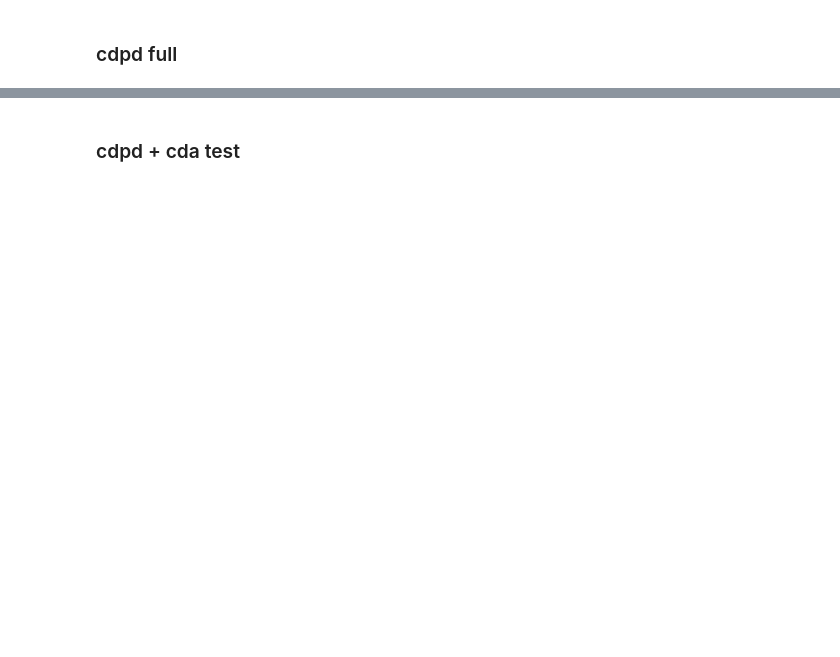
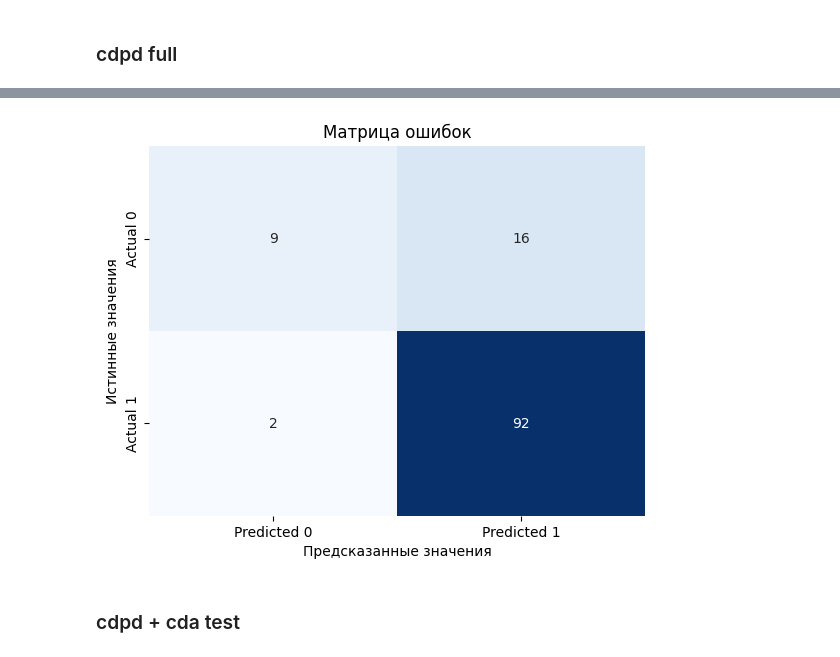
Before and after one commit to AnyashaTk/ElectronicStetoscope-Automizer-, a Jupyter notebook: notebooks/first_trains.ipynb, the cells around one changed output, grey strips where cells are left out. Drawn from its saved outputs; the diff is of its cells as text; code cells hidden in the pictures; blank space fills up the shorter version.

```diff
--- a/notebooks/first_trains.ipynb
+++ b/notebooks/first_trains.ipynb
@@ -123,6 +143,2 @@ cda_labels = [1]* norm + [0] * patology
 # %%
-file_names_cdpd = list(df['Patient ID'])
-
-# 1 - patology, 0 - normal
-cdpd_data = load_audio_data(file_names_cdpd)
-cdpd_labels = np.array(df['Murmur'].apply(lambda x: 1 if x=='Absent' else 0))
+cdpd_labels = list(df['Murmur'].apply(lambda x: 1 if x=='Absent' else 0))
@@ -128,0 +149,2 @@ cdpd_labels = np.array(df['Murmur'].apply(lambda x: 1 if x=='Absent' else 0))
+# %%
+cdpd_labels = np.array(cdpd_labels)
@@ -203,33 +303,2 @@ models = {
 # %% [markdown]
 ### cdpd full
-# %%
-def train_val(config, X_train_scaled, X_test_scaled, y_train, y_test):
-    results = {}
-    for name, config in models.items():
-        grid_search = GridSearchCV(config['model'], config['params'], cv=5)
-        grid_search.fit(X_train_scaled, y_train)
-
-        best_model = grid_search.best_estimator_
-        y_pred = best_model.predict(X_test_scaled)
-        y_pred_proba = best_model.predict_proba(X_test_scaled)[:, 1]
-
-        accuracy = accuracy_score(y_test, y_pred)
-        f1 = f1_score(y_test, y_pred)
-        # пресижн и рекол хде, вы шо
-        auc = roc_auc_score(y_test, y_pred_proba)
-
-        results[name] = {
-            'Accuracy': accuracy,
-            'F1-score': f1,
-            'AUC-ROC': auc,
-            'Best params': grid_search.best_params_
-        }
-
-    # Вывод результатов
-    for model_name, metrics in results.items():
-        print(f"Модель: {model_name}")
-        print(f"Accuracy: {metrics['Accuracy']:.3f}")
-        print(f"F1-score: {metrics['F1-score']:.3f}")
-        print(f"AUC-ROC: {metrics['AUC-ROC']:.3f}")
-        print(f"Лучшие параметры: {metrics['Best params']}")
-        print()
@@ -238,3 +305,3 @@ def train_val(config, X_train_scaled, X_test_scaled, y_train, y_test):
 # %%
-train_val(config,  X_train_scaled, X_test_scaled, y_train, y_test)
+res_cdpd_full, matrixes_cdpd_full = train_val(models_config,  X_train_scaled, X_test_scaled, y_train, y_test)
 # %% [output]
@@ -258,3 +345,7 @@ AUC-ROC: 0.739
+# %%
+show_matrix(matrixes_cdpd_full['LogisticRegression'])
+# %% [output]
+[figure, added]
 # %% [markdown]
 ### cdpd + cda test
 # %%
```
Also changed, not shown: parts of 33 cells of this notebook, 10 other files.
